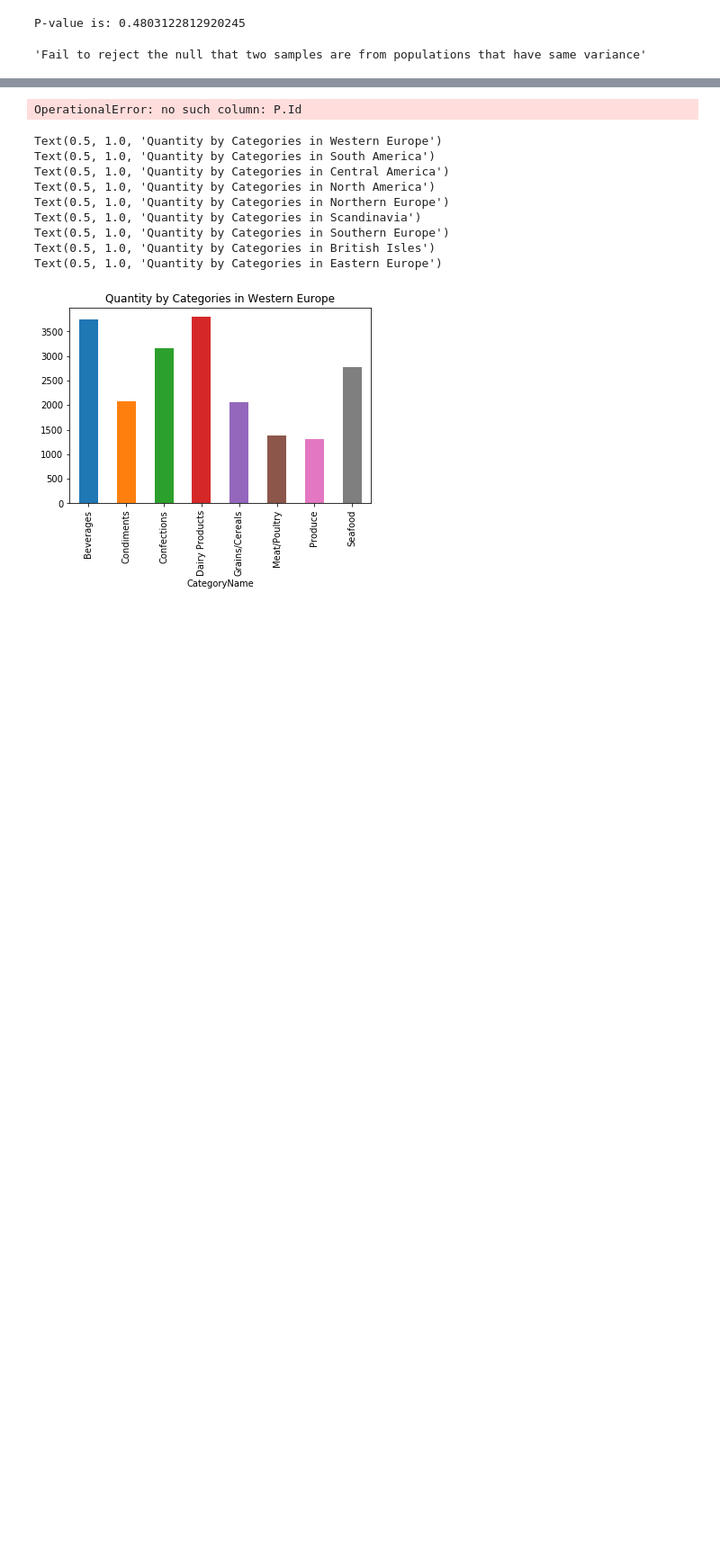
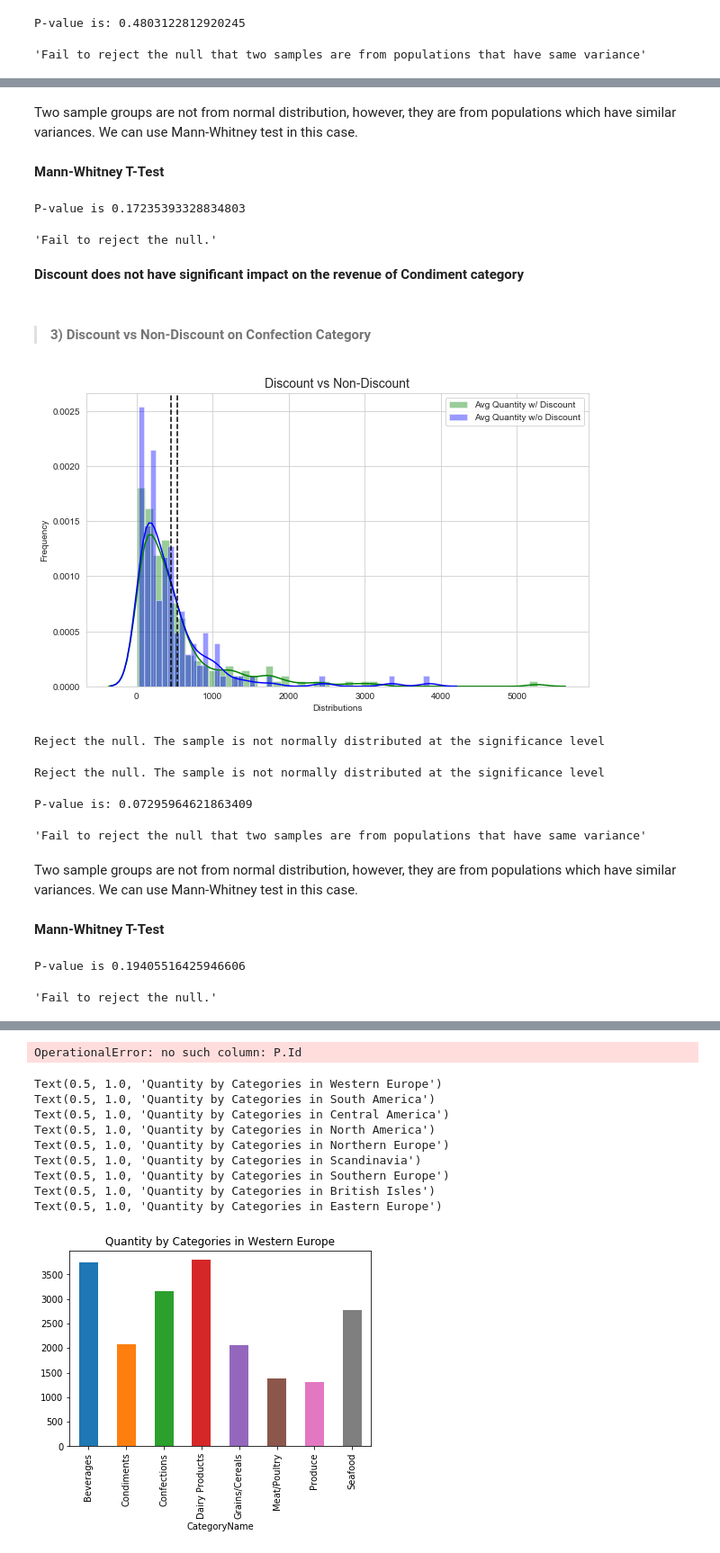
Before and after one commit to bonniema/HypothesisTesting-NorthwindEcommerce, a Jupyter notebook: Mod3 Project_1121_bm.ipynb, the cells around one changed output, grey strips where cells are left out. Shown at 90% size. Cells and saved outputs as stored; diff of their text form; code cells hidden in the pictures; blank space fills up the shorter version.

```diff
--- a/Mod3 Project_1121_bm.ipynb
+++ b/Mod3 Project_1121_bm.ipynb
@@ -930,0 +994,25 @@ normality_test(beverage_d, 0.05)
+# %% [markdown]
+Two sample groups are not from normal distribution, however, they are from populations which have similar variances. We can use Mann-Whitney test in this case.
+# %% [markdown]
+**Mann-Whitney T-Test**
+# %%
+mannwhitney_test(condiment_d, condiment_nd)
+# %% [output]
+P-value is 0.17235393328834803
+'Fail to reject the null.'
+# %% [markdown]
+**Discount does not have significant impact on the revenue of Condiment category**
+# %% [markdown]
+>#### 3) Discount vs Non-Discount on Confection Category
+# %%
+visualization(confection_d, confection_nd)
+# %% [output]
+[figure, added]
+# %%
+normality_test(confection_d)
+# %% [output]
+Reject the null. The sample is not normally distributed at the significance level
+# %%
+normality_test(confection_nd)
+# %% [output]
+Reject the null. The sample is not normally distributed at the significance level
@@ -930,0 +1027,14 @@ normality_test(beverage_d, 0.05)
+# %%
+variance_test(confection_d, confection_nd)
+# %% [output]
+P-value is: 0.07295964621863409
+'Fail to reject the null that two samples are from populations that have same variance'
+# %% [markdown]
+Two sample groups are not from normal distribution, however, they are from populations which have similar variances. We can use Mann-Whitney test in this case.
+# %% [markdown]
+**Mann-Whitney T-Test**
+# %%
+mannwhitney_test(confection_d, confection_nd)
+# %% [output]
+P-value is 0.19405516425946606
+'Fail to reject the null.'
```
Also changed, not shown: parts of 135 cells of this notebook.
